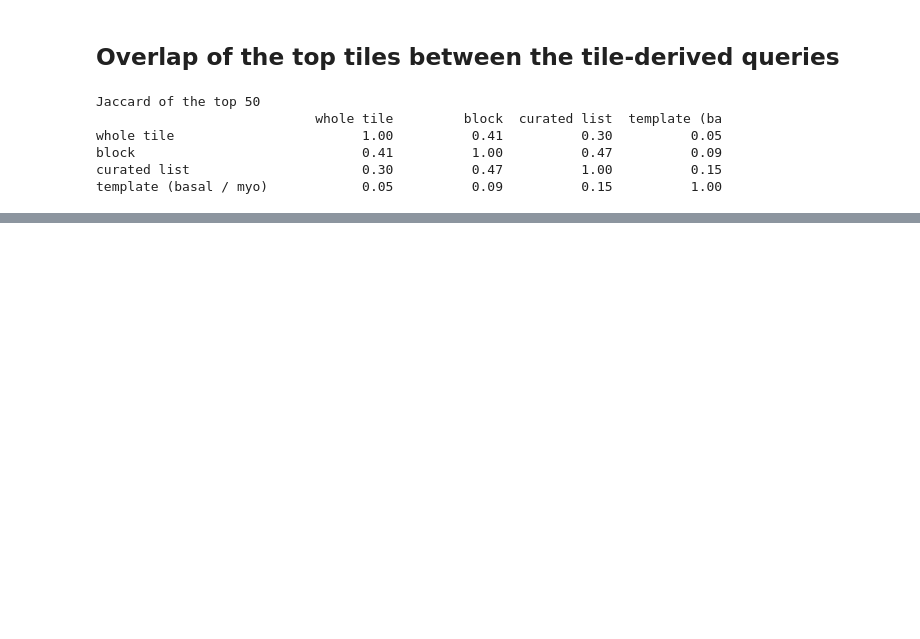
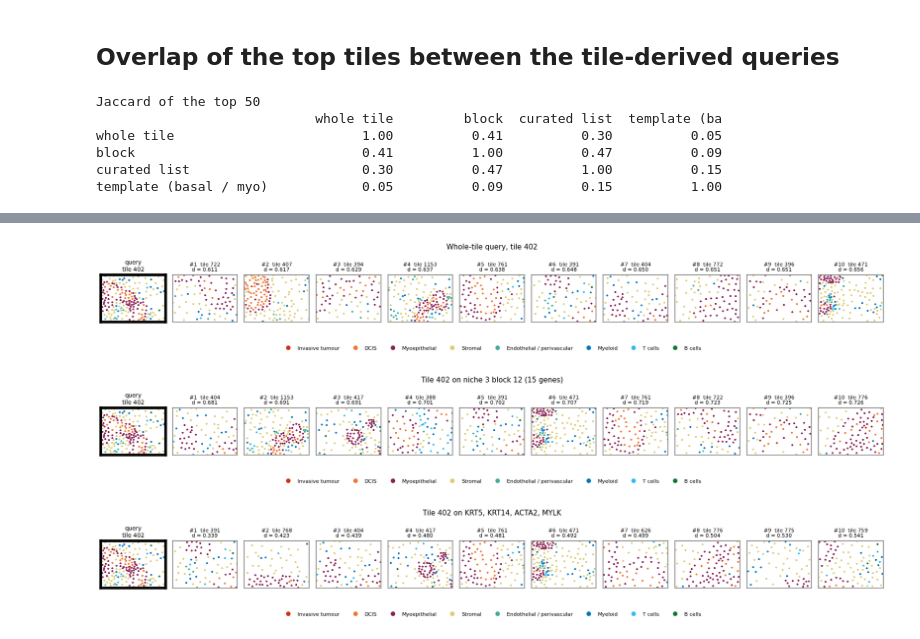
Before and after one commit to sarkar-lab/spindle_dev, a Jupyter notebook: experiments/query_maps/query_maps.ipynb, the cells around one changed output, grey strips where cells are left out. Drawn from its saved outputs; the diff is of its cells as text; code cells hidden in the pictures; blank space fills up the shorter version.

Commit message:
top 10 tile strip

```diff
--- a/experiments/query_maps/query_maps.ipynb
+++ b/experiments/query_maps/query_maps.ipynb
@@ -249,0 +256,44 @@ template (basal / myo)            0.05          0.09          0.15          1.00
+# %%
+STRIP = 10   # hits per strip
+
+
+def draw_tile(ax, t, frame, lw):
+    c = tiles[t].idx
+    ax.scatter(*xy[c].T, s=9, c=[CLASSES[k][1] for k in cell_cls[c]], lw=0, rasterized=True)
+    x0, y0, x1, y1 = bbox[t]
+    ax.set_xlim(x0, x1), ax.set_ylim(y1, y0), ax.set_aspect("equal")
+    ax.set_xticks([]), ax.set_yticks([])
+    for s in ax.spines.values():
+        s.set_visible(True), s.set_color(frame), s.set_linewidth(lw)
+
+
+def query_strip(d, title, query_tile=None, n=STRIP):
+    # d: distances to every index tile (Spindle.distances / SpindlePartial.distances)
+    rows = top_rows(d, n)
+    k = n + (query_tile is not None)
+    fig, axes = plt.subplots(1, k, figsize=(1.55 * k, 2.4))
+    axes = list(axes)
+    if query_tile is not None:
+        draw_tile(axes.pop(0), query_tile, INK, 4)
+        fig.axes[0].set_title(f"query\ntile {query_tile}", fontsize=9)
+    for i, (ax, r) in enumerate(zip(axes, rows), 1):
+        draw_tile(ax, train[r], "#7F7F7F", 1.2)
+        ax.set_title(f"#{i}  tile {train[r]}\nd = {d[r]:.3f}", fontsize=8)
+    handles = [Line2D([], [], ls="none", marker="o", ms=6, color=col, label=n_) for n_, col, _ in CLASSES]
+    fig.legend(handles=handles, loc="lower center", ncol=len(handles), frameon=False, fontsize=8)
+    fig.suptitle(title, fontsize=11)
+    fig.tight_layout(rect=(0, 0.1, 1, 1))
+    plt.show()
+# %%
+query_strip(d_whole, f"Whole-tile query, tile {q}", query_tile=q)
+
+cov_s, idx = sd.tile_query(covs[q], block_genes)
+query_strip(part.distances(cov_s, idx), f"Tile {q} on niche {niche} block {b} ({len(idx)} genes)", query_tile=q)
+
+idx, found, _ = sd.gene_indices(genes, MYO_GENES)
+cov_s, idx = sd.tile_query(covs[q], idx)
+query_strip(part.distances(cov_s, idx), f"Tile {q} on {', '.join(found)}", query_tile=q)
+# %% [output]
+[figure, added]
+[figure, added]
+[figure, added]
```
Also changed, not shown: parts of 2 cells of this notebook.
